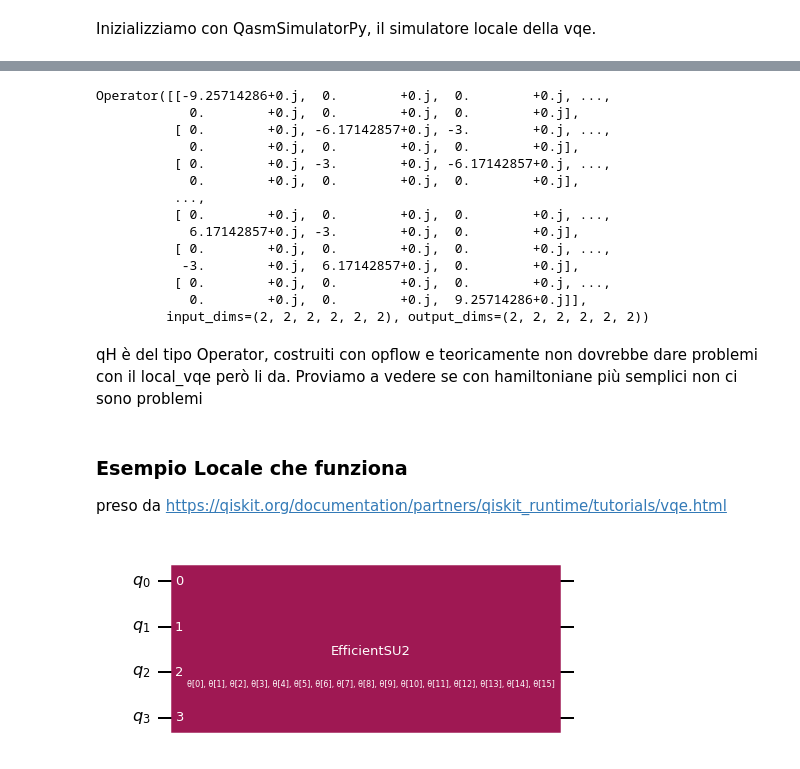
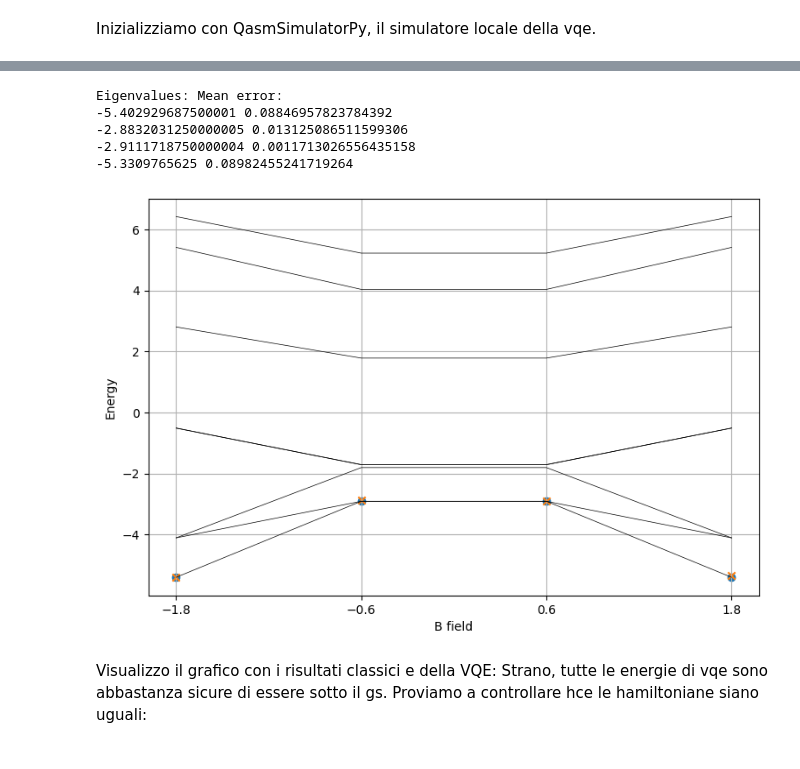
Before and after one commit to herondedalus/AQM_progettino, a Jupyter notebook: Main.ipynb, the cells around one changed output, grey strips where cells are left out. Cells and saved outputs as stored; diff of their text form; code cells hidden in the pictures.

```diff
--- a/Main.ipynb
+++ b/Main.ipynb
@@ -314,12 +330,9 @@ plot_class([cGSEigE, EigE])
 # %%
 qH = []
-J = -2.
-gy = 0.5
-gz = 0.
-B = np.linspace(-1.8,1.8,15).tolist()
-
-for k in B:
-    qH.append(Spin_Magnet_Hamilton(Natoms,J,gy,gz,k))
+for k in range(len(B)):
+    ham, checkmat = Spin_Magnet_Hamilton_quant(Natoms,J,gy,gz,B[k])
+    #print((checkmat - cH[k])) dà sempre 0 se l'hamiltoniana è scritta bene
+    qH.append(ham)
 # %% [markdown]
 Ora proviamo a vedere se riusciamo a fare vqe. Prima in locale poi con il runtime (Sui simulatori/Hardware vero dell'IBM)
 # %%
@@ -335,7 +352,10 @@ ansatz.decompose().draw('mpl', style='iqx')
 import numpy as np
 from qiskit.algorithms.optimizers import SPSA
 
-optimizer = SPSA(maxiter=50)
+
+maxiter=400 #Numero di iterazioni massime (con 50 nel range tra simmetrico 1.8 converge molto molto poco)
+
+optimizer = SPSA(maxiter=maxiter)
 
 np.random.seed(10)  # seed for reproducibility
 initial_point = np.random.random(ansatz.num_parameters)
@@ -355,19 +384,2 @@ local_vqe = VQE(ansatz=ansatz,
 # %%
-from IPython.display import display as ipd_display, clear_output as ipd_clear
-from qiskit.algorithms import VQE
-
-def VQE_par_H_diagonalizer_Operator(local_vqe,*H):
-
-    GSvals = []
-    meanerr = []
-
-    for i in range(len(H)):
-        ipd_clear(wait=True)
-        ipd_display("%da iterazione di %d"%(i+1,len(H)))
-
-        local_result = local_vqe.compute_minimum_eigenvalue(H[i])
-        GSvals.append(np.real(local_result.eigenvalue))
-
-        meanerr.append(intermediate_info['stddev'][-1])
-
-    return GSvals, meanerr
+qGSEigE, meanerr = VQE_par_H_diagonalizer(local_vqe,qH)
@@ -374,22 +401,16 @@ def VQE_par_H_diagonalizer_Operator(local_vqe,*H):
 # %%
-print(qH[1])
+print('Eigenvalues:','Mean error:')
+for i in range(len(qGSEigE)):
+    print(qGSEigE[i],meanerr[i])
 # %% [output]
-Operator([[-9.25714286+0.j,  0.        +0.j,  0.        +0.j, ...,
-            0.        +0.j,  0.        +0.j,  0.        +0.j],
-          [ 0.        +0.j, -6.17142857+0.j, -3.        +0.j, ...,
-            0.        +0.j,  0.        +0.j,  0.        +0.j],
-          [ 0.        +0.j, -3.        +0.j, -6.17142857+0.j, ...,
-            0.        +0.j,  0.        +0.j,  0.        +0.j],
-          ...,
-          [ 0.        +0.j,  0.        +0.j,  0.        +0.j, ...,
-            6.17142857+0.j, -3.        +0.j,  0.        +0.j],
-          [ 0.        +0.j,  0.        +0.j,  0.        +0.j, ...,
-           -3.        +0.j,  6.17142857+0.j,  0.        +0.j],
-          [ 0.        +0.j,  0.        +0.j,  0.        +0.j, ...,
-            0.        +0.j,  0.        +0.j,  9.25714286+0.j]],
-         input_dims=(2, 2, 2, 2, 2, 2), output_dims=(2, 2, 2, 2, 2, 2))
+Eigenvalues: Mean error:
+-5.402929687500001 0.08846957823784392
+-2.8832031250000005 0.013125086511599306
+-2.9111718750000004 0.0011713026556435158
+-5.3309765625 0.08982455241719264
+# %%
+plot_tot([cGSEigE, EigE, qGSEigE])
+# %% [output]
+[figure, added]
 # %% [markdown]
-qH è del tipo Operator, costruiti con opflow e teoricamente non dovrebbe dare problemi con il local_vqe però li da. Proviamo a vedere se con hamiltoniane più semplici non ci sono problemi
+Visualizzo il grafico con i risultati classici e della VQE: Strano, tutte le energie di vqe sono abbastanza sicure di essere sotto il gs. Proviamo a controllare hce le hamiltoniane siano uguali:
-# %% [markdown]
-### Esempio Locale che funziona
-preso da https://qiskit.org/documentation/partners/qiskit_runtime/tutorials/vqe.html
@@ -401,8 +416,0 @@ hamiltonian = (Z ^ Z) ^ (I ^ (num_qubits - 2))
-# %%
-from qiskit.circuit.library import EfficientSU2
-
-# the rotation gates are chosen randomly, so we set a seed for reproducibility
-ansatz = EfficientSU2(num_qubits, reps=1, entanglement='linear', insert_barriers=True)
-ansatz.draw('mpl', style='iqx')
-# %% [output]
-[figure, removed]
```
Also changed, not shown: parts of 68 cells of this notebook.
